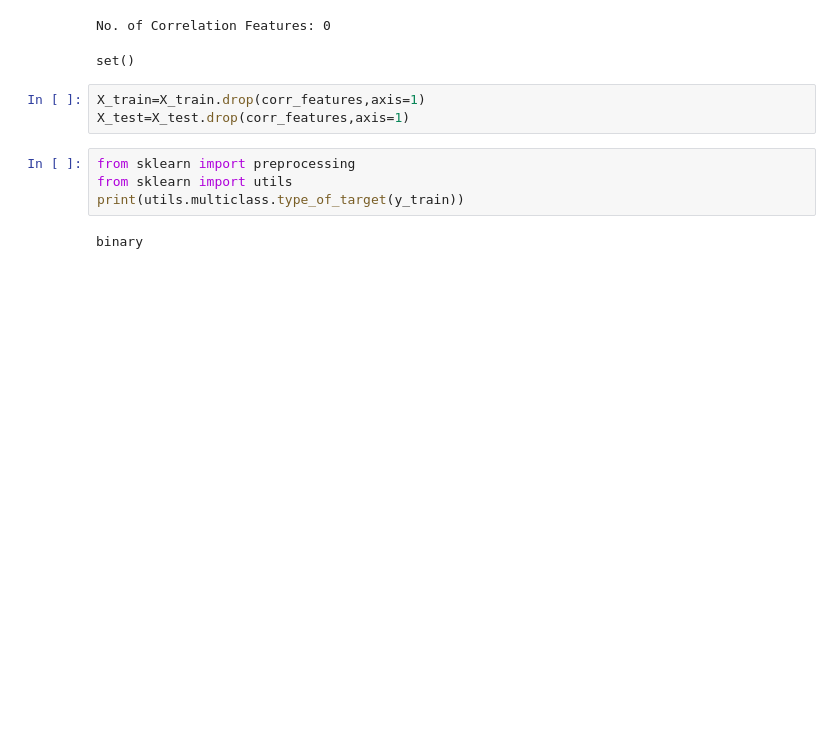
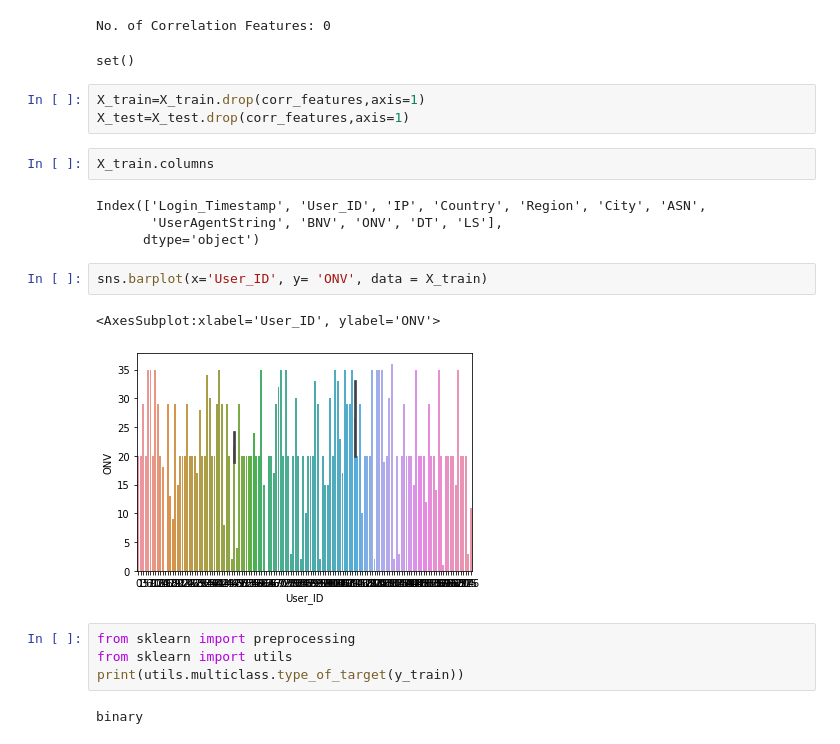
Before and after one commit to digitalhemanth/Data-Science, a Jupyter notebook: Scikit Learn/dataset_2/spark_hadoop_ml_2.ipynb, the cells around one changed output. Cells and saved outputs as stored; diff of their text form; blank space fills up the shorter version.

```diff
--- a/Scikit Learn/dataset_2/spark_hadoop_ml_2.ipynb
+++ b/Scikit Learn/dataset_2/spark_hadoop_ml_2.ipynb
@@ -395,6 +394,17 @@ set()
 # %%
 X_train=X_train.drop(corr_features,axis=1)
 X_test=X_test.drop(corr_features,axis=1)
+# %%
+X_train.columns
+# %% [output]
+Index(['Login_Timestamp', 'User_ID', 'IP', 'Country', 'Region', 'City', 'ASN',
+       'UserAgentString', 'BNV', 'ONV', 'DT', 'LS'],
+      dtype='object')
+# %%
+sns.barplot(x='User_ID', y= 'ONV', data = X_train)
+# %% [output]
+<AxesSubplot:xlabel='User_ID', ylabel='ONV'>
+[figure, added]
 # %%
 from sklearn import preprocessing
 from sklearn import utils
```
Also changed, not shown: parts of 22 cells of this notebook.
